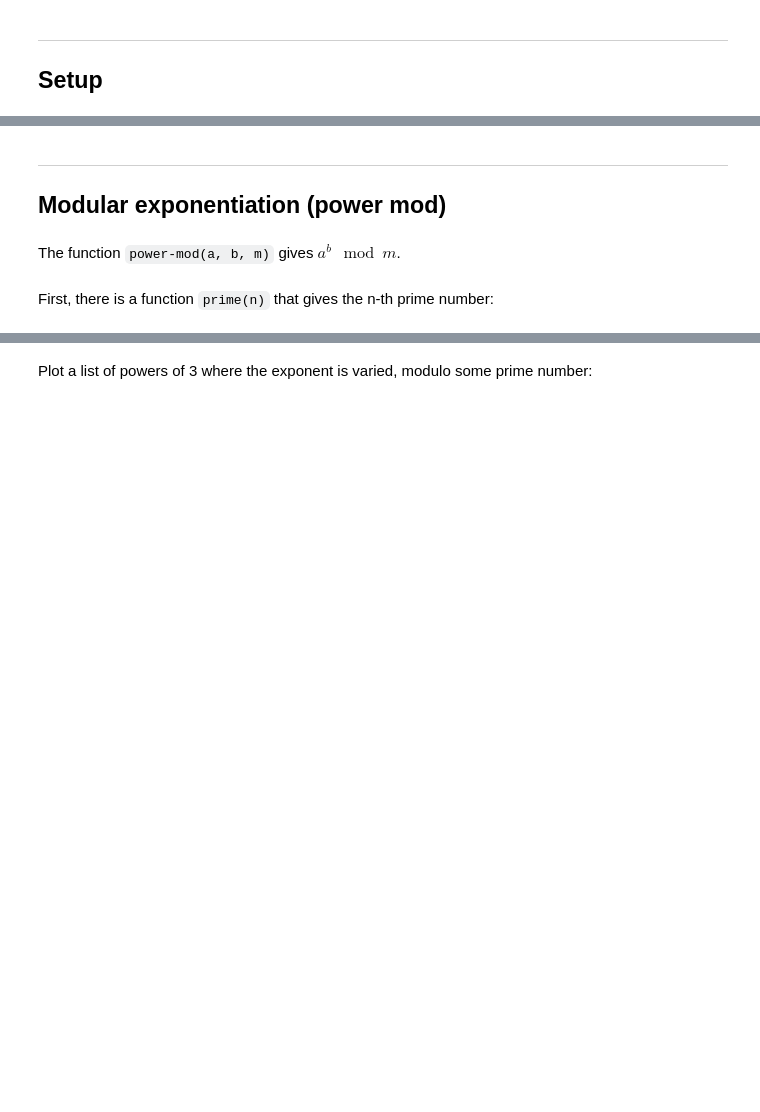
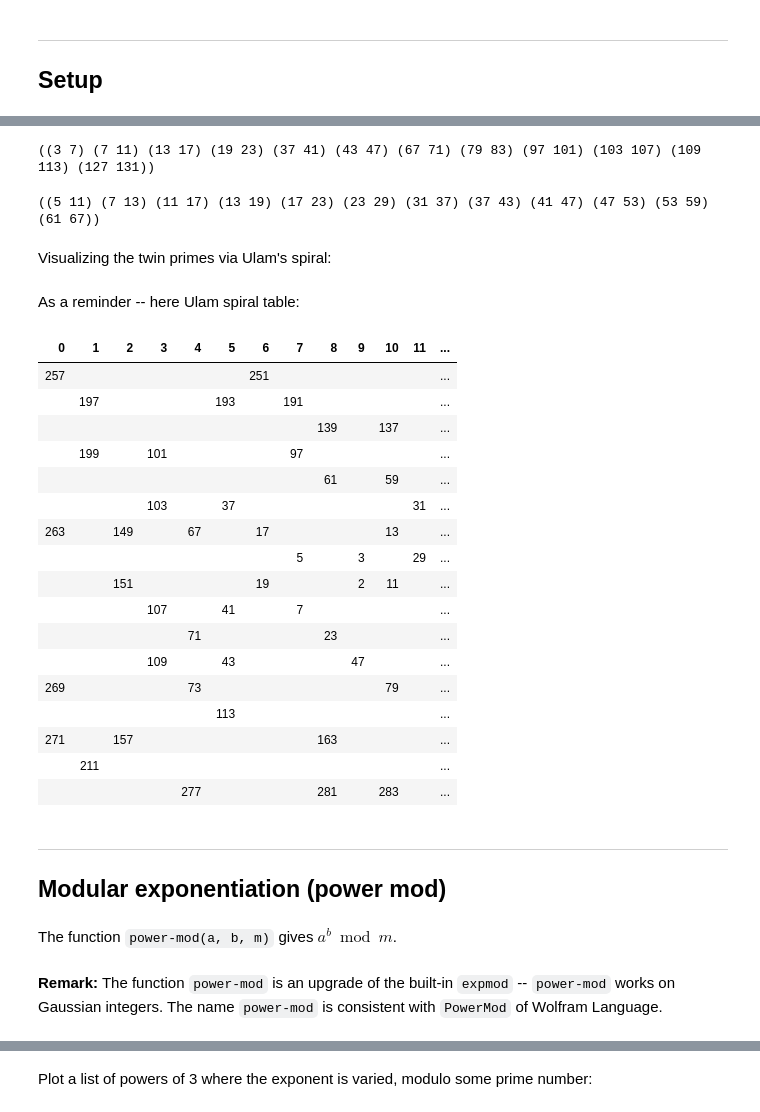
Before and after one commit to antononcube/RakuForPrediction-blog, a Jupyter notebook: Presentations/Notebooks/Number-theory-neat-examples-Set-2.ipynb, the cells around one changed output, grey strips where cells are left out. Cells and saved outputs as stored; diff of their text form; code cells hidden in the pictures; blank space fills up the shorter version.

```diff
--- a/Presentations/Notebooks/Number-theory-neat-examples-Set-2.ipynb
+++ b/Presentations/Notebooks/Number-theory-neat-examples-Set-2.ipynb
@@ -67,0 +136,10 @@ multi sub highlight-html-table(Str:D $s, :h(:@highlight)!, Str:D :c(:$color) = '
+# %%
+cousin-primes(12)
+# %% [output]
+((3 7) (7 11) (13 17) (19 23) (37 41) (43 47) (67 71) (79 83) (97 101) (103 107) (109 113) (127 131))
+# %%
+sexy-primes(12)
+# %% [output]
+((5 11) (7 13) (11 17) (13 19) (17 23) (23 29) (31 37) (37 43) (41 47) (47 53) (53 59) (61 67))
+# %% [markdown]
+Visualizing the twin primes via Ulam's spiral:
@@ -68,8 +179,33 @@ multi sub highlight-html-table(Str:D $s, :h(:@highlight)!, Str:D :c(:$color) = '
+# %% [markdown]
+As a reminder -- here Ulam spiral table:
+# %%
+#% html
+my $n = 17;
+spiral-lattice($n):d
+==> { $_.deepmap({ is-prime($_) ?? $_ !! '' }) }()
+==> to-html(field-names => (^$n)».Str)
+# %% [output]
+| 0 | 1 | 2 | 3 | 4 | 5 | 6 | 7 | 8 | 9 | 10 | 11 | ... |
+| 257 |  |  |  |  |  | 251 |  |  |  |  |  | ... |
+|  | 197 |  |  |  | 193 |  | 191 |  |  |  |  | ... |
+|  |  |  |  |  |  |  |  | 139 |  | 137 |  | ... |
+|  | 199 |  | 101 |  |  |  | 97 |  |  |  |  | ... |
+|  |  |  |  |  |  |  |  | 61 |  | 59 |  | ... |
+|  |  |  | 103 |  | 37 |  |  |  |  |  | 31 | ... |
+| 263 |  | 149 |  | 67 |  | 17 |  |  |  | 13 |  | ... |
+|  |  |  |  |  |  |  | 5 |  | 3 |  | 29 | ... |
+|  |  | 151 |  |  |  | 19 |  |  | 2 | 11 |  | ... |
+|  |  |  | 107 |  | 41 |  | 7 |  |  |  |  | ... |
+|  |  |  |  | 71 |  |  |  | 23 |  |  |  | ... |
+|  |  |  | 109 |  | 43 |  |  |  | 47 |  |  | ... |
+| 269 |  |  |  | 73 |  |  |  |  |  | 79 |  | ... |
+|  |  |  |  |  | 113 |  |  |  |  |  |  | ... |
+| 271 |  | 157 |  |  |  |  |  | 163 |  |  |  | ... |
+|  | 211 |  |  |  |  |  |  |  |  |  |  | ... |
+|  |  |  |  | 277 |  |  |  | 281 |  | 283 |  | ... |
 # %% [markdown]
 ----
 
 ## Modular exponentiation (power mod)
 # %% [markdown]
-The function `power-mod(a, b, m)` gives $a^b \mod m$.
+The function `power-mod(a, b, m)` gives $a^b \bmod m$.
-# %% [markdown]
-First, there is a function `prime(n)` that gives the n-th prime number:
@@ -77,0 +212,2 @@ First, there is a function `prime(n)` that gives the n-th prime number:
+# %% [markdown]
+**Remark:** The function `power-mod` is an upgrade of the built-in `expmod` -- `power-mod` works on Gaussian integers. The name `power-mod` is consistent with `PowerMod` of Wolfram Language.
```
Also changed, not shown: parts of 84 cells of this notebook.
